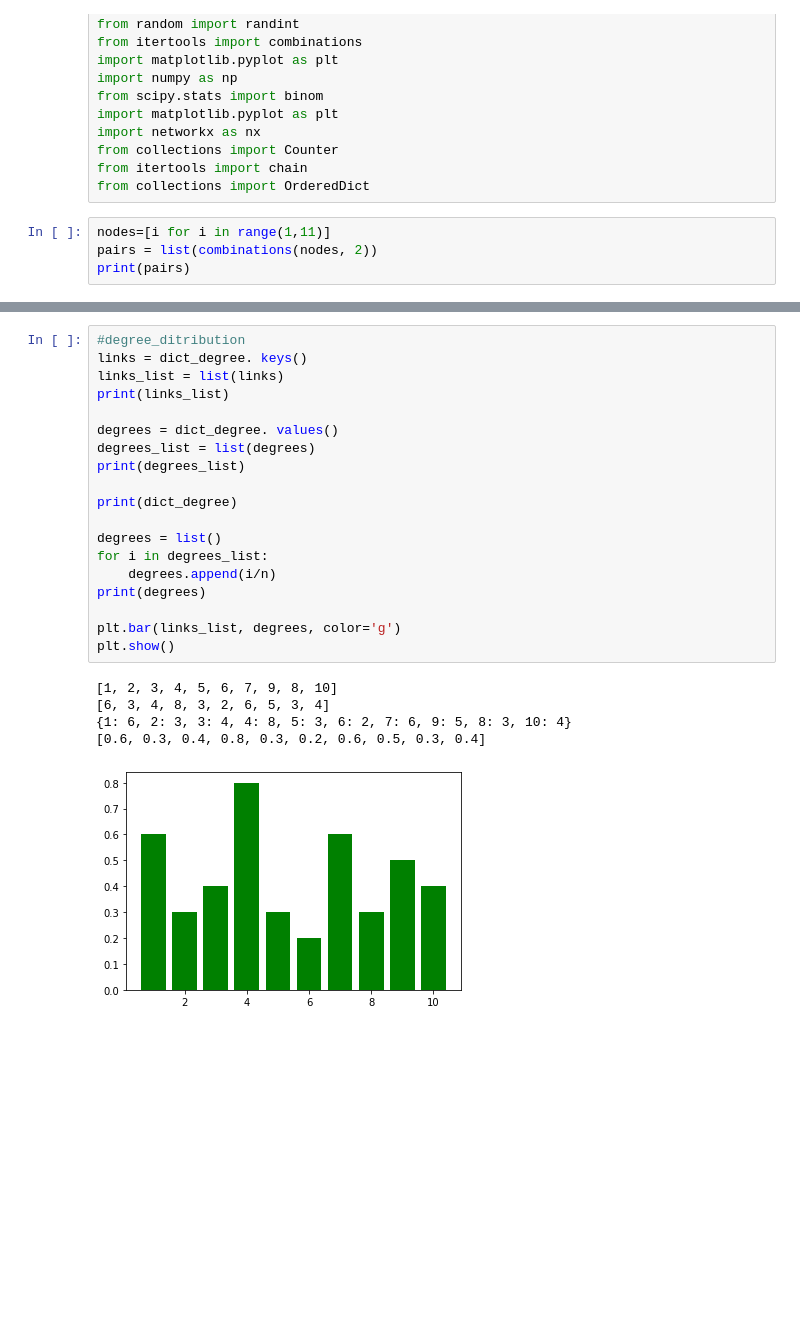
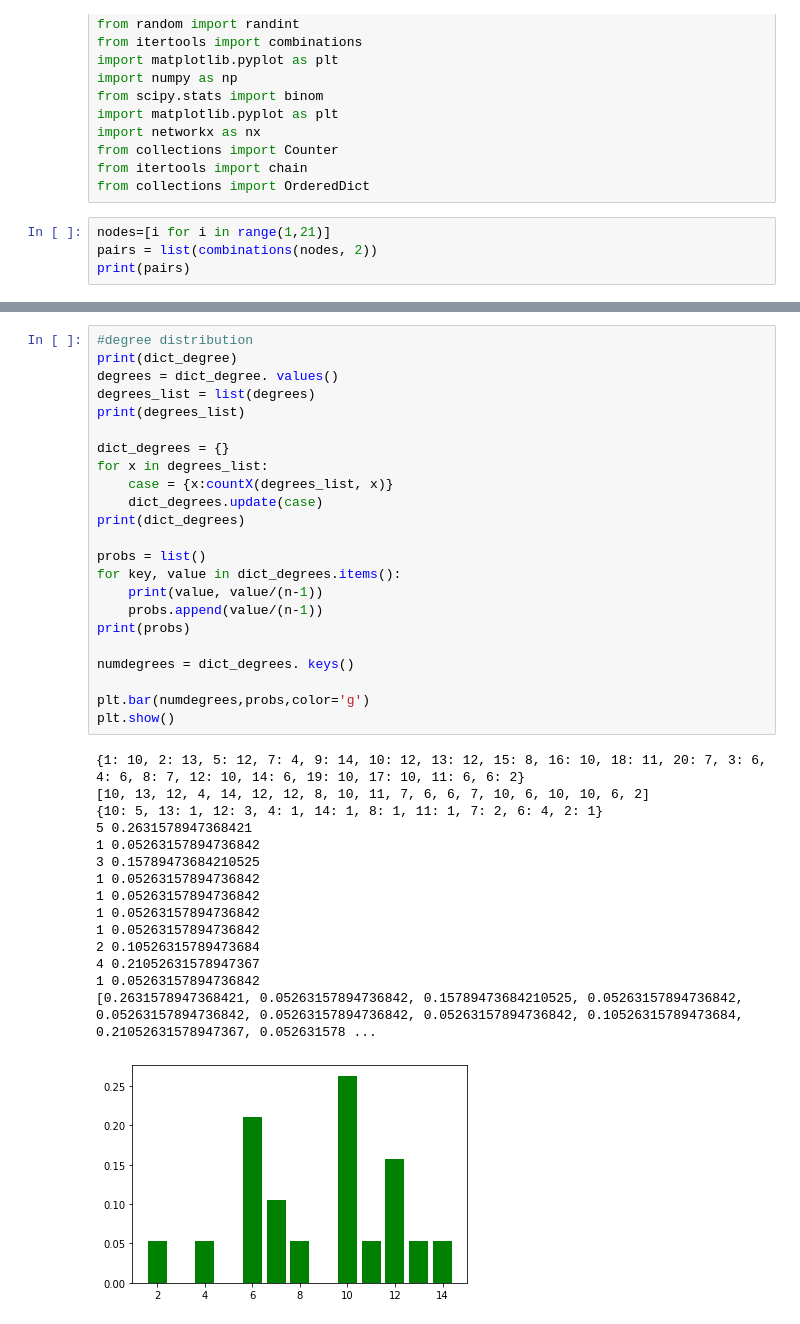
Before and after one commit to JuliaMatveeva217/complex-networks, a Jupyter notebook: degree distribution.ipynb, the cells around one changed output, grey strips where cells are left out. Saved outputs shown, nothing was run; the diff lists cells and outputs as text; blank space fills up the shorter version.

```diff
--- a/degree distribution.ipynb
+++ b/degree distribution.ipynb
@@ -13,7 +13,7 @@ from collections import Counter
 from itertools import chain
 from collections import OrderedDict
 # %%
-nodes=[i for i in range(1,11)]
+nodes=[i for i in range(1,21)]
 pairs = list(combinations(nodes, 2))
 print(pairs)
 # %% [output]
@@ -63,25 +63,39 @@ plt.show()
 # %%
-#degree_ditribution
-links = dict_degree. keys()
-links_list = list(links)
-print(links_list)
-
+#degree distribution
+print(dict_degree)
 degrees = dict_degree. values()
 degrees_list = list(degrees)
 print(degrees_list)
 
-print(dict_degree)
+dict_degrees = {}
+for x in degrees_list:
+    case = {x:countX(degrees_list, x)}
+    dict_degrees.update(case)
+print(dict_degrees)
 
-degrees = list()
-for i in degrees_list:
-    degrees.append(i/n)
-print(degrees)
+probs = list()
+for key, value in dict_degrees.items():
+    print(value, value/(n-1))
+    probs.append(value/(n-1))
+print(probs)
 
-plt.bar(links_list, degrees, color='g')
+numdegrees = dict_degrees. keys()
+
+plt.bar(numdegrees,probs,color='g')
 plt.show()
 # %% [output]
-[1, 2, 3, 4, 5, 6, 7, 9, 8, 10]
-[6, 3, 4, 8, 3, 2, 6, 5, 3, 4]
-{1: 6, 2: 3, 3: 4, 4: 8, 5: 3, 6: 2, 7: 6, 9: 5, 8: 3, 10: 4}
-[0.6, 0.3, 0.4, 0.8, 0.3, 0.2, 0.6, 0.5, 0.3, 0.4]
+{1: 10, 2: 13, 5: 12, 7: 4, 9: 14, 10: 12, 13: 12, 15: 8, 16: 10, 18: 11, 20: 7, 3: 6, 4: 6, 8: 7, 12: 10, 14: 6, 19: 10, 17: 10, 11: 6, 6: 2}
+[10, 13, 12, 4, 14, 12, 12, 8, 10, 11, 7, 6, 6, 7, 10, 6, 10, 10, 6, 2]
+{10: 5, 13: 1, 12: 3, 4: 1, 14: 1, 8: 1, 11: 1, 7: 2, 6: 4, 2: 1}
+5 0.2631578947368421
+1 0.05263157894736842
+3 0.15789473684210525
+1 0.05263157894736842
+1 0.05263157894736842
+1 0.05263157894736842
+1 0.05263157894736842
+2 0.10526315789473684
+4 0.21052631578947367
+1 0.05263157894736842
+[0.2631578947368421, 0.05263157894736842, 0.15789473684210525, 0.05263157894736842, 0.05263157894736842, 0.05263157894736842, 0.05263157894736842, 0.10526315789473684, 0.21052631578947367, 0.052631578 ...
-[figure, old version]
+[figure, new version]
```
Also changed, not shown: parts of 5 cells of this notebook.
